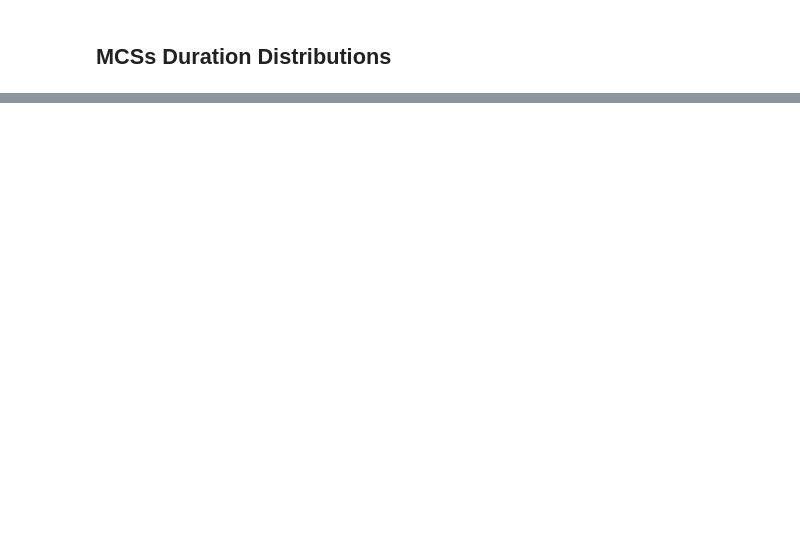
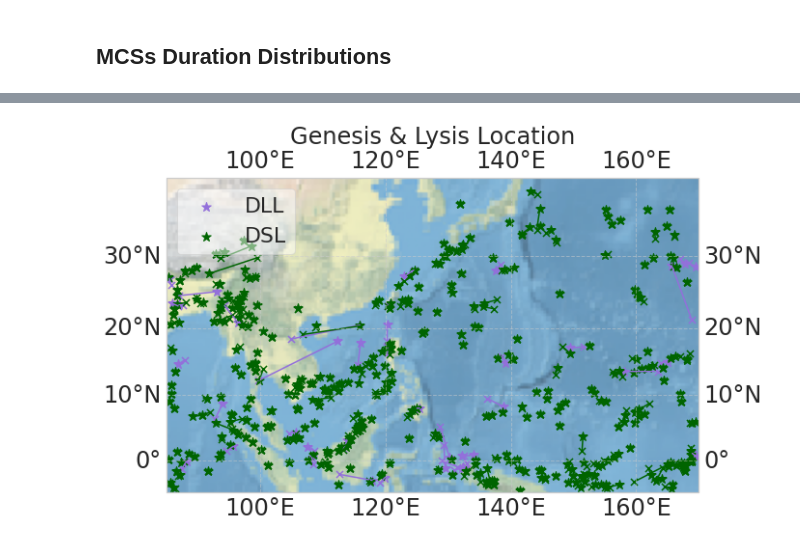
Before and after one commit to knubez/TAMS, a Jupyter notebook: TAMS_plots2.ipynb, the cells around one changed output, grey strips where cells are left out. Saved outputs shown, nothing was run; the diff lists cells and outputs as text; code cells hidden in the pictures; blank space fills up the shorter version.

```diff
--- a/TAMS_plots2.ipynb
+++ b/TAMS_plots2.ipynb
@@ -253,0 +230,19 @@ ax.set_extent(extent, crs=ccrs.PlateCarree())
+# %%
+fig = plt.figure(figsize=(12, 6))
+ax = plt.axes(projection=ccrs.Mercator())
+ax.stock_img()
+colors = {"DSL": "darkgreen",  "DLL": "mediumpurple"}
+for class_, g in c3.groupby("mcs_class"):
+    color = colors.get(class_,"0.3")
+    g.first_centroid.plot(marker="*",ax=ax, transform=ccrs.PlateCarree(), markersize=100, c=color,label=class_,)
+    g.last_centroid.plot(marker="x",ax=ax, transform=ccrs.PlateCarree(), markersize=50, c=color)
+    ax.plot([g.first_centroid.x, g.last_centroid.x],[g.first_centroid.y, g.last_centroid.y], linestyle='-',transform=ccrs.PlateCarree(),color=color)
+gridlines = ax.gridlines(draw_labels=True,alpha=0.5, linestyle='--')
+
+plt.title('Genesis & Lysis Location')
+plt.legend(framealpha=0.5)
+
+extent = [lon_min, lon_max, lat_min, lat_max]
+ax.set_extent(extent, crs=ccrs.PlateCarree())
+# %% [output]
+[figure, added]
```
Also changed, not shown: parts of 9 cells of this notebook.
